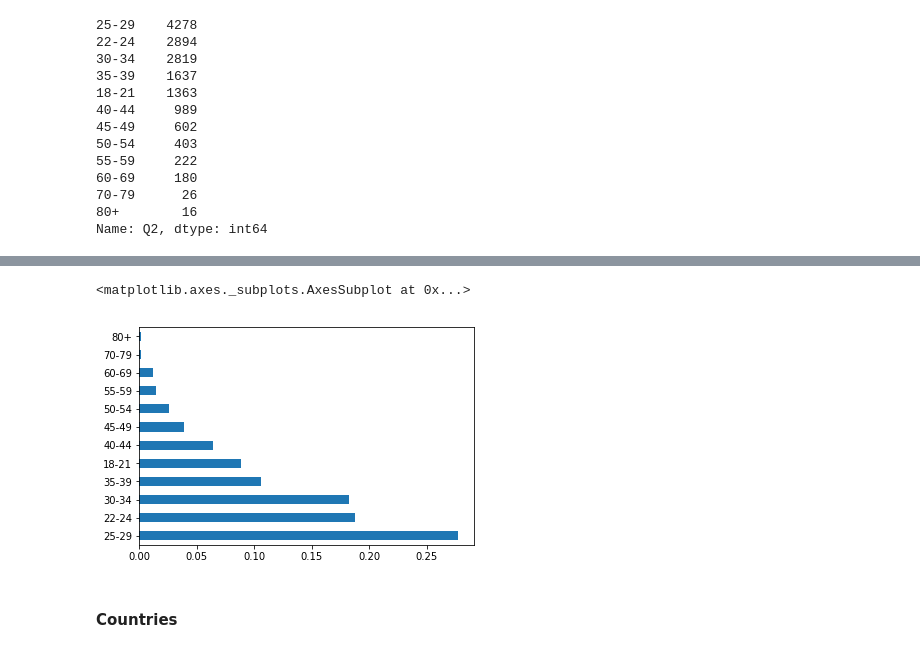
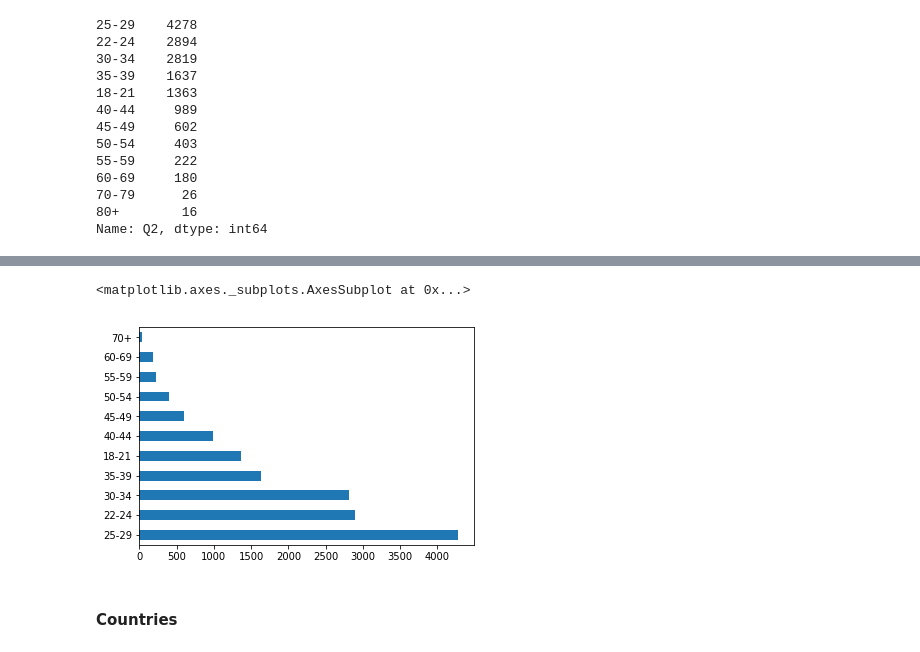
Before and after one commit to aarontan-git/salary_classification, a Jupyter notebook: Assignment 1.ipynb, the cells around one changed output, grey strips where cells are left out. Saved outputs shown, nothing was run; the diff lists cells and outputs as text; code cells hidden in the pictures.

```diff
--- a/Assignment 1.ipynb
+++ b/Assignment 1.ipynb
@@ -80,0 +146,4 @@ Name: Q1, dtype: float64
+# %%
+value_mask = data.Q1.isin(gender_count.index[gender_count < 150])
+data.loc[value_mask,'Q1'] = "Other"
+data.Q1.value_counts()
@@ -80,0 +152,7 @@ Name: Q1, dtype: float64
+# %%
+# a quick way to do label encoding - labels are not ordered though
+data['Q1']=data['Q1'].astype('category')
+data['Q1_cat']=data['Q1'].cat.codes
+d = dict(enumerate(data.Q9.cat.categories))
+d
+data.Q1_cat.value_counts().plot.barh()
@@ -97,6 +182,3 @@ age_count
 70-79      26
 80+        16
 Name: Q2, dtype: int64
-# %%
-age_count = data.Q2.value_counts(normalize=True)
-age_count
@@ -116,0 +185,4 @@ Name: Q2, dtype: float64
+# %%
+value_mask = data.Q2.isin(age_count.index[age_count < 180])
+data.loc[value_mask,'Q2'] = "70+"
+data.Q2.value_counts()
@@ -117,7 +202,7 @@ Name: Q2, dtype: float64
 # %%
-age_count.plot.barh()
+data.Q2.value_counts().plot.barh()
 # %% [output]
 <matplotlib.axes._subplots.AxesSubplot at 0x...>
-[figure, old version]
+[figure, new version]
 # %% [markdown]
 #### Countries
```
Also changed, not shown: parts of 40 cells of this notebook.
